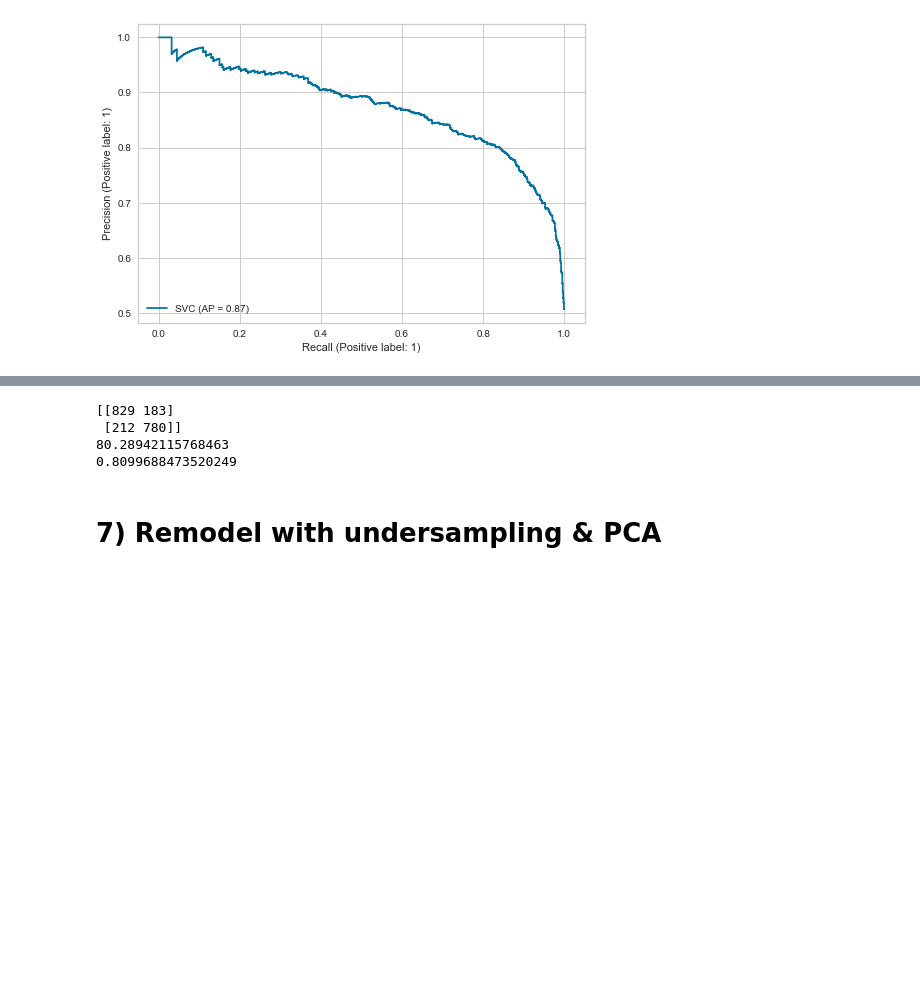
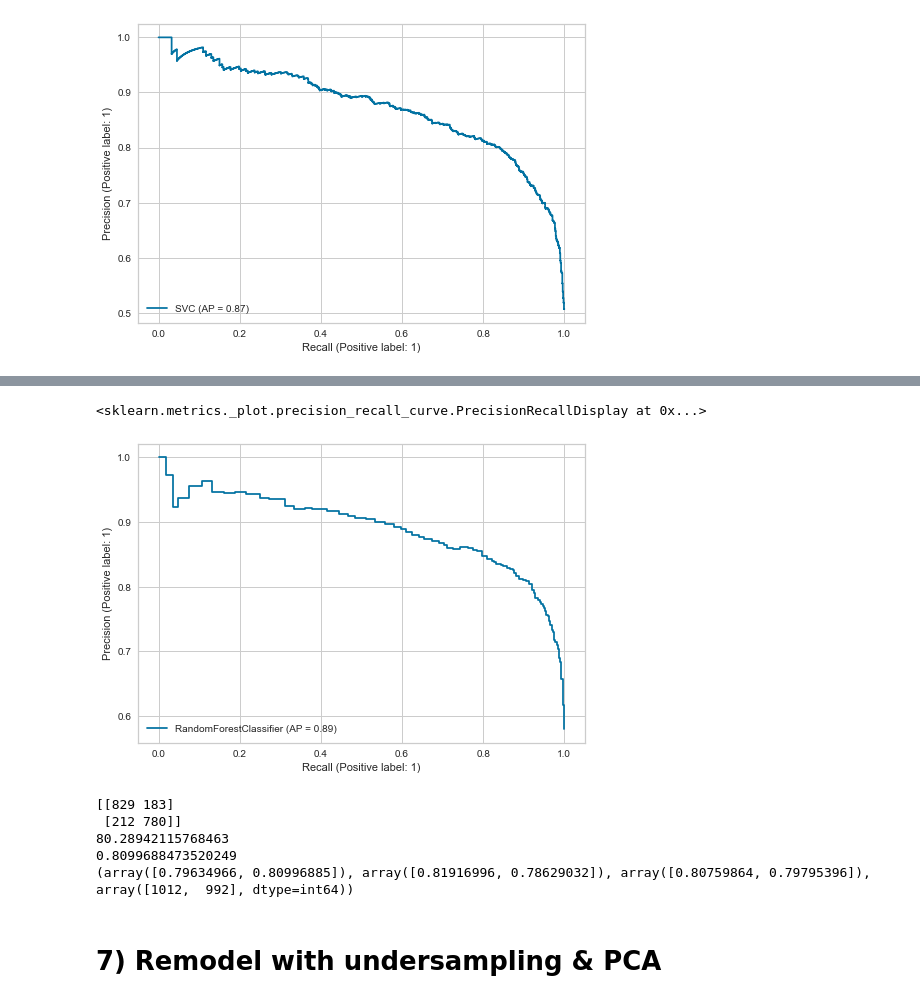
Before and after one commit to rajkumarin/Advertisement_effectiveness, a Jupyter notebook: ML project apr19.ipynb, the cells around one changed output, grey strips where cells are left out. Cells and saved outputs as stored; diff of their text form; code cells hidden in the pictures; blank space fills up the shorter version.

```diff
--- a/ML project apr19.ipynb
+++ b/ML project apr19.ipynb
@@ -1375,3 +1432,10 @@ print(precision_score(y_test, y_predict))
+# %%
+from sklearn.metrics import precision_recall_curve
+from sklearn.metrics import plot_precision_recall_curve
+plot_precision_recall_curve(model, X_test, y_test)
+# %% [output]
+<sklearn.metrics._plot.precision_recall_curve.PrecisionRecallDisplay at 0x...>
+[figure, added]
 # %%
 #K-Nearest Neighbours
 from sklearn.neighbors import KNeighborsClassifier
@@ -1382,11 +1446,13 @@ y_predict = neigh.predict(X_test)
 print(confusion_matrix(y_test, y_predict))
 print(accuracy_score(y_test, y_predict)*100)
 print(precision_score(y_test, y_predict))
+print(precision_recall_fscore_support(y_test, y_predict))
 # %% [output]
 [[829 183]
  [212 780]]
 80.28942115768463
 0.8099688473520249
+(array([0.79634966, 0.80996885]), array([0.81916996, 0.78629032]), array([0.80759864, 0.79795396]), array([1012,  992], dtype=int64))
 # %% [markdown]
 # 7) Remodel with undersampling & PCA
 # %%
```
Also changed, not shown: parts of 23 cells of this notebook.
